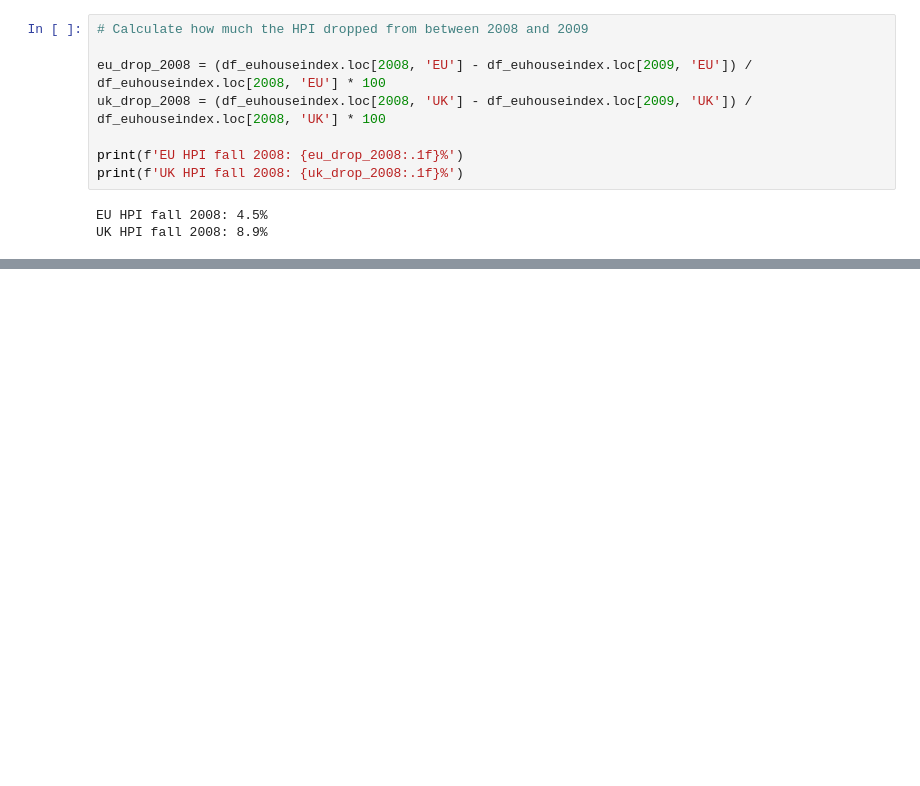
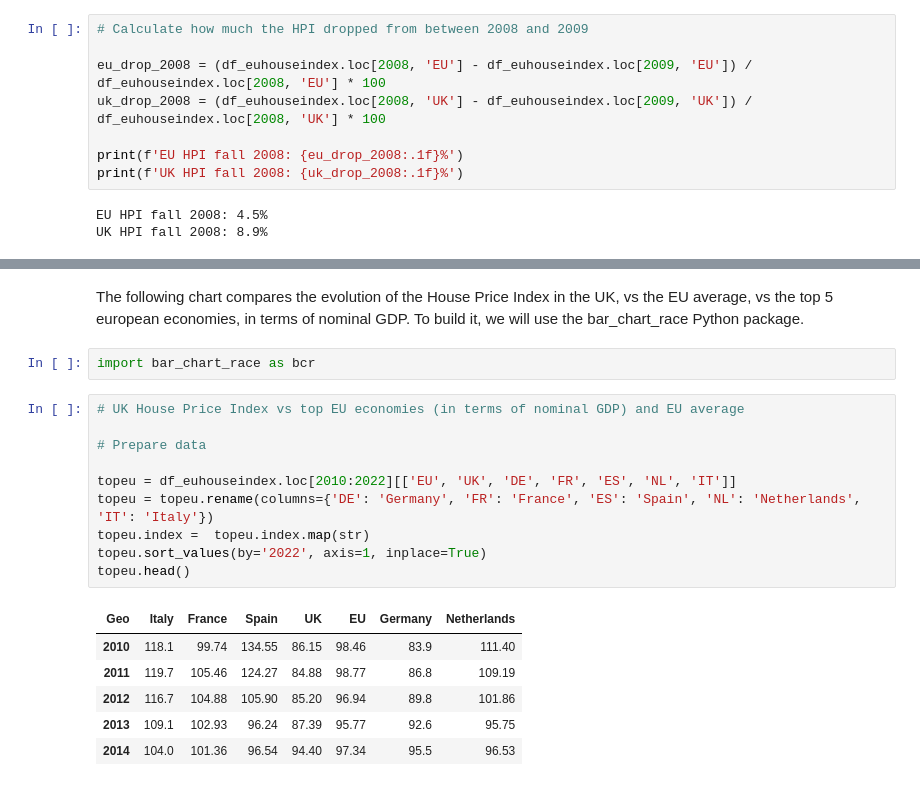
Before and after one commit to Thetechyteacher/housing-analysis, a Jupyter notebook: Jupyter Notebooks/02_data_analysis_and_visualisation/uk_vs_eu_analysis.ipynb, the cells around one changed output, grey strips where cells are left out. Saved outputs shown, nothing was run; the diff lists cells and outputs as text; blank space fills up the shorter version.

```diff
--- a/Jupyter Notebooks/02_data_analysis_and_visualisation/uk_vs_eu_analysis.ipynb
+++ b/Jupyter Notebooks/02_data_analysis_and_visualisation/uk_vs_eu_analysis.ipynb
@@ -263,0 +268,22 @@ plt.show()
+# %% [markdown]
+The following chart compares the evolution of the House Price Index in the UK, vs the EU average, vs the top 5 european economies, in terms of nominal GDP.
+To build it, we will use the bar_chart_race Python package.
+# %%
+import bar_chart_race as bcr
+# %%
+# UK House Price Index vs top EU economies (in terms of nominal GDP) and EU average
+
+# Prepare data
+
+topeu = df_euhouseindex.loc[2010:2022][['EU', 'UK', 'DE', 'FR', 'ES', 'NL', 'IT']]
+topeu = topeu.rename(columns={'DE': 'Germany', 'FR': 'France', 'ES': 'Spain', 'NL': 'Netherlands', 'IT': 'Italy'})
+topeu.index =  topeu.index.map(str)
+topeu.sort_values(by='2022', axis=1, inplace=True)
+topeu.head()
+# %% [output]
+| Geo | Italy | France | Spain | UK | EU | Germany | Netherlands |
+| 2010 | 118.1 | 99.74 | 134.55 | 86.15 | 98.46 | 83.9 | 111.40 |
+| 2011 | 119.7 | 105.46 | 124.27 | 84.88 | 98.77 | 86.8 | 109.19 |
+| 2012 | 116.7 | 104.88 | 105.90 | 85.20 | 96.94 | 89.8 | 101.86 |
+| 2013 | 109.1 | 102.93 | 96.24 | 87.39 | 95.77 | 92.6 | 95.75 |
+| 2014 | 104.0 | 101.36 | 96.54 | 94.40 | 97.34 | 95.5 | 96.53 |
```
Also changed, not shown: parts of 10 cells of this notebook, 1 other file.
